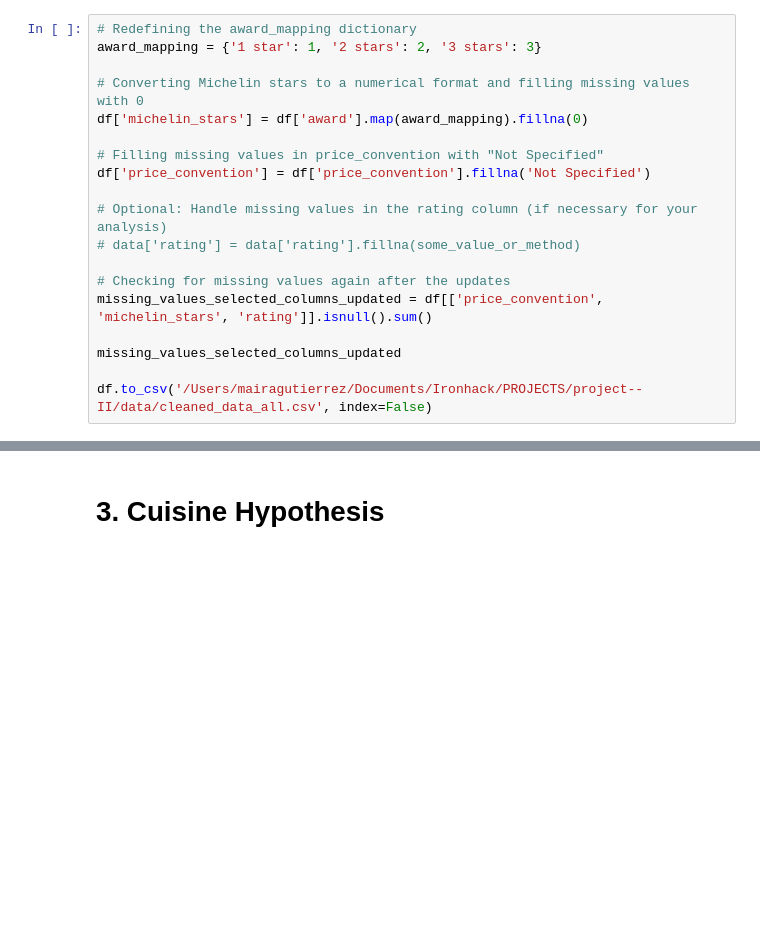
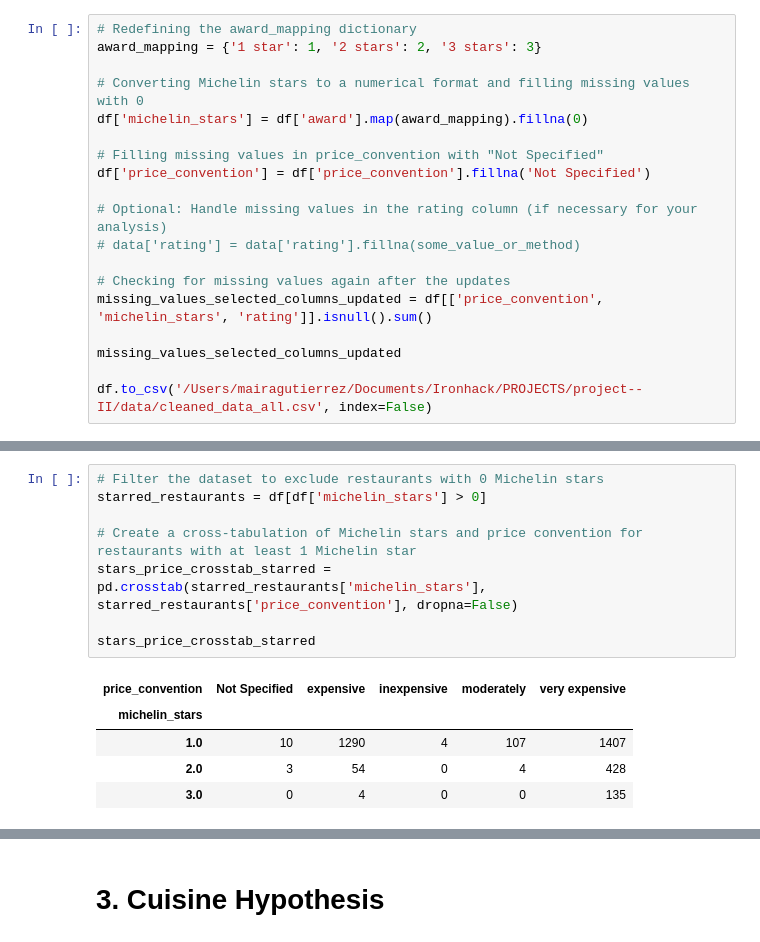
Before and after one commit to MairaMG/project--II, a Jupyter notebook: noteboooks/Analysis_and_Visualization_V2.ipynb, the cells around one changed output, grey strips where cells are left out. Drawn from its saved outputs; the diff is of its cells as text; blank space fills up the shorter version.

```diff
--- a/noteboooks/Analysis_and_Visualization_V2.ipynb
+++ b/noteboooks/Analysis_and_Visualization_V2.ipynb
@@ -317,0 +337,14 @@ fig_rating_stars.show()
+# %%
+# Filter the dataset to exclude restaurants with 0 Michelin stars
+starred_restaurants = df[df['michelin_stars'] > 0]
+
+# Create a cross-tabulation of Michelin stars and price convention for restaurants with at least 1 Michelin star
+stars_price_crosstab_starred = pd.crosstab(starred_restaurants['michelin_stars'], starred_restaurants['price_convention'], dropna=False)
+
+stars_price_crosstab_starred
+# %% [output]
+| price_convention | Not Specified | expensive | inexpensive | moderately | very expensive |
+| michelin_stars |  |  |  |  |  |
+| 1.0 | 10 | 1290 | 4 | 107 | 1407 |
+| 2.0 | 3 | 54 | 0 | 4 | 428 |
+| 3.0 | 0 | 4 | 0 | 0 | 135 |
```
Also changed, not shown: parts of 13 cells of this notebook, 15 other files.
